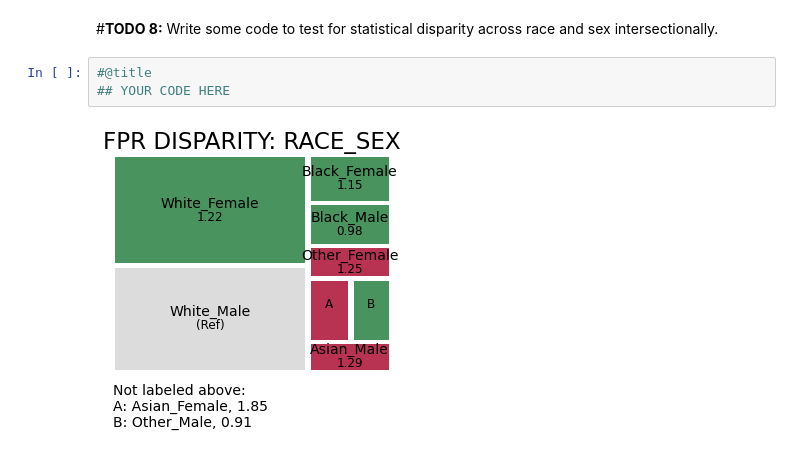
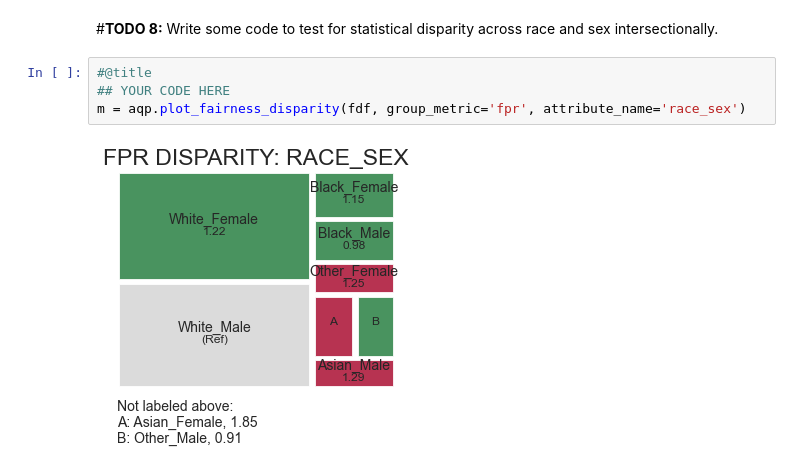
Before and after one commit to yihaozhong/Data_Fairness_Project, a Jupyter notebook: Lab_4_Student.ipynb, the cells around one changed output. Saved outputs shown, nothing was run; the diff lists cells and outputs as text.

```diff
--- a/Lab_4_Student.ipynb
+++ b/Lab_4_Student.ipynb
@@ -586,5 +596,6 @@ If we took this tutorial one step further an applied bias mitigation, this would
 # %%
 #@title
 ## YOUR CODE HERE
+m = aqp.plot_fairness_disparity(fdf, group_metric='fpr', attribute_name='race_sex')
 # %% [output]
-[figure, old version]
+[figure, new version]
```
Also changed, not shown: parts of 13 cells of this notebook.
